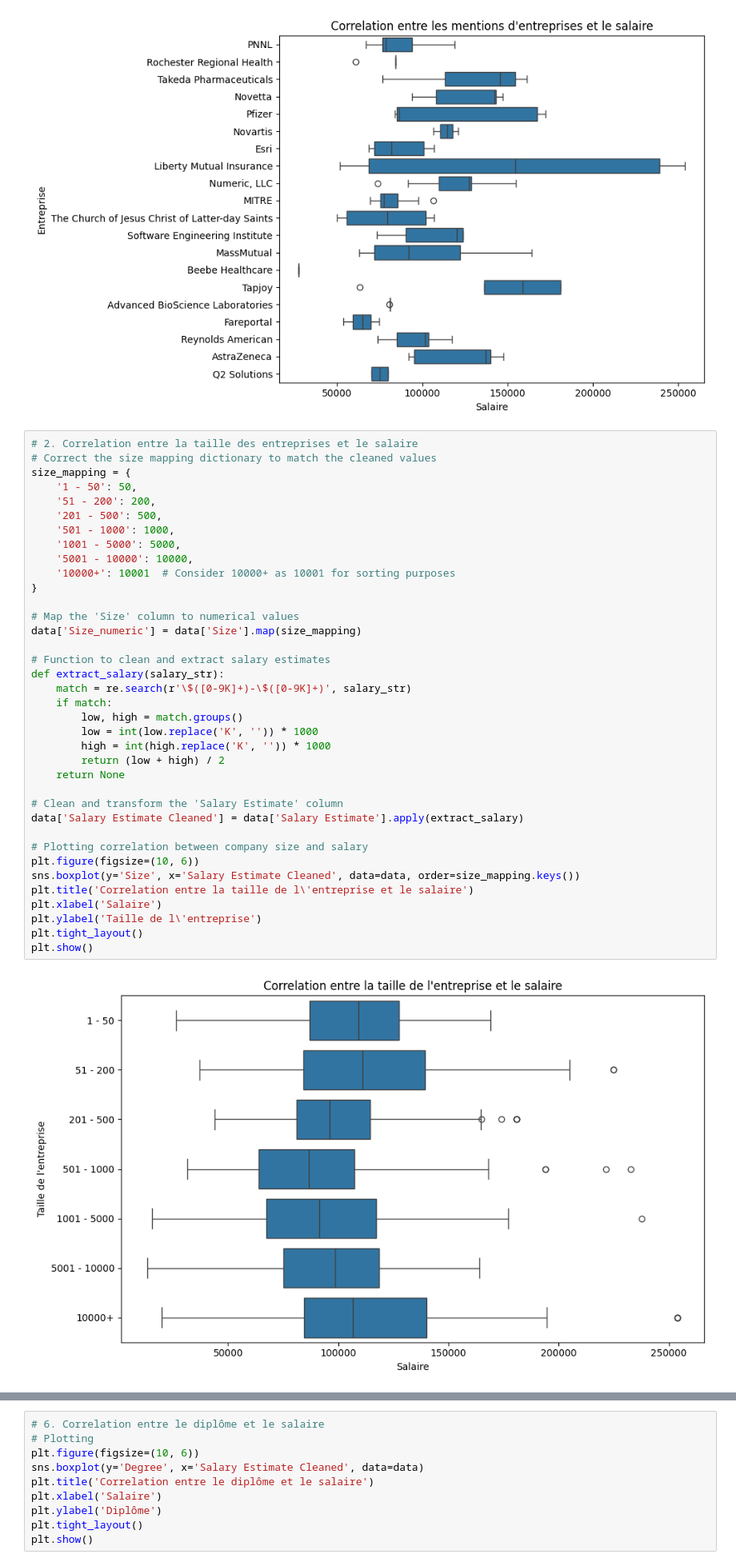
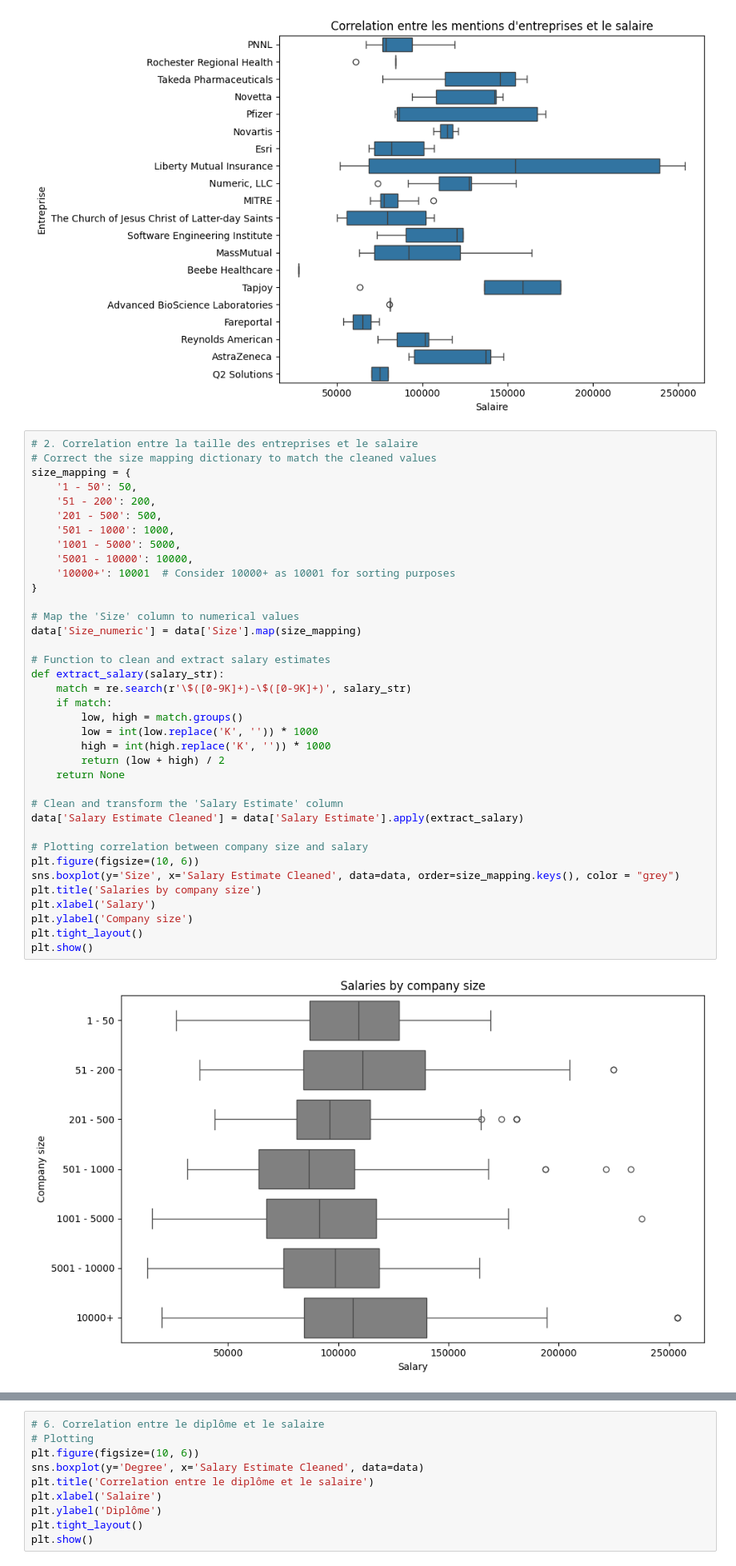
Before and after one commit to datschman/DataScientist, a Jupyter notebook: notebooks/Analyse_2_Dataset_2_update.ipynb, the cells around one changed output, grey strips where cells are left out. Shown at 80% size. Drawn from its saved outputs; the diff is of its cells as text.

```diff
--- a/notebooks/Analyse_2_Dataset_2_update.ipynb
+++ b/notebooks/Analyse_2_Dataset_2_update.ipynb
@@ -181,38 +166,38 @@ size_mapping = {
     '1 - 50': 50,
     '51 - 200': 200,
     '201 - 500': 500,
     '501 - 1000': 1000,
     '1001 - 5000': 5000,
     '5001 - 10000': 10000,
     '10000+': 10001  # Consider 10000+ as 10001 for sorting purposes
 }
 
 # Map the 'Size' column to numerical values
 data['Size_numeric'] = data['Size'].map(size_mapping)
 
 # Function to clean and extract salary estimates
 def extract_salary(salary_str):
     match = re.search(r'\$([0-9K]+)-\$([0-9K]+)', salary_str)
     if match:
         low, high = match.groups()
         low = int(low.replace('K', '')) * 1000
         high = int(high.replace('K', '')) * 1000
         return (low + high) / 2
     return None
 
 # Clean and transform the 'Salary Estimate' column
 data['Salary Estimate Cleaned'] = data['Salary Estimate'].apply(extract_salary)
 
 # Plotting correlation between company size and salary
 plt.figure(figsize=(10, 6))
-sns.boxplot(y='Size', x='Salary Estimate Cleaned', data=data, order=size_mapping.keys())
-plt.title('Correlation entre la taille de l\'entreprise et le salaire')
-plt.xlabel('Salaire')
-plt.ylabel('Taille de l\'entreprise')
+sns.boxplot(y='Size', x='Salary Estimate Cleaned', data=data, order=size_mapping.keys(), color = "grey")
+plt.title('Salaries by company size')
+plt.xlabel('Salary')
+plt.ylabel('Company size')
 plt.tight_layout()
 plt.show()
 # %% [output]
-[figure, old version]
+[figure, new version]
 # %%
 # 3. Correlation entre l'année de fondation et le salaire
 # Clean and transform the 'Salary Estimate' column
```
Also changed, not shown: parts of 6 cells of this notebook, 1 other file.
